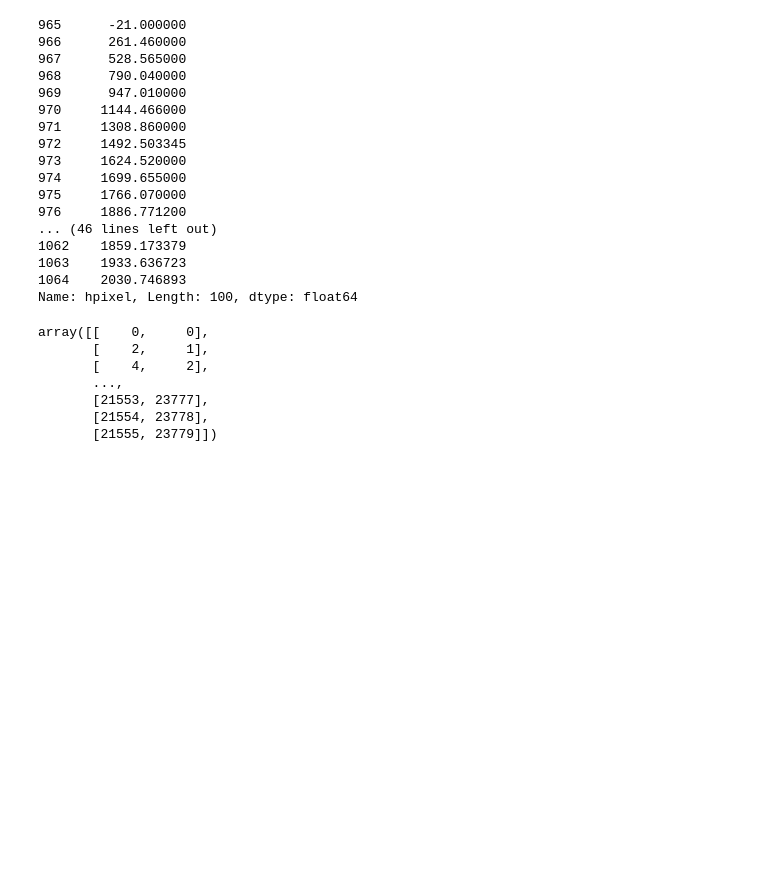
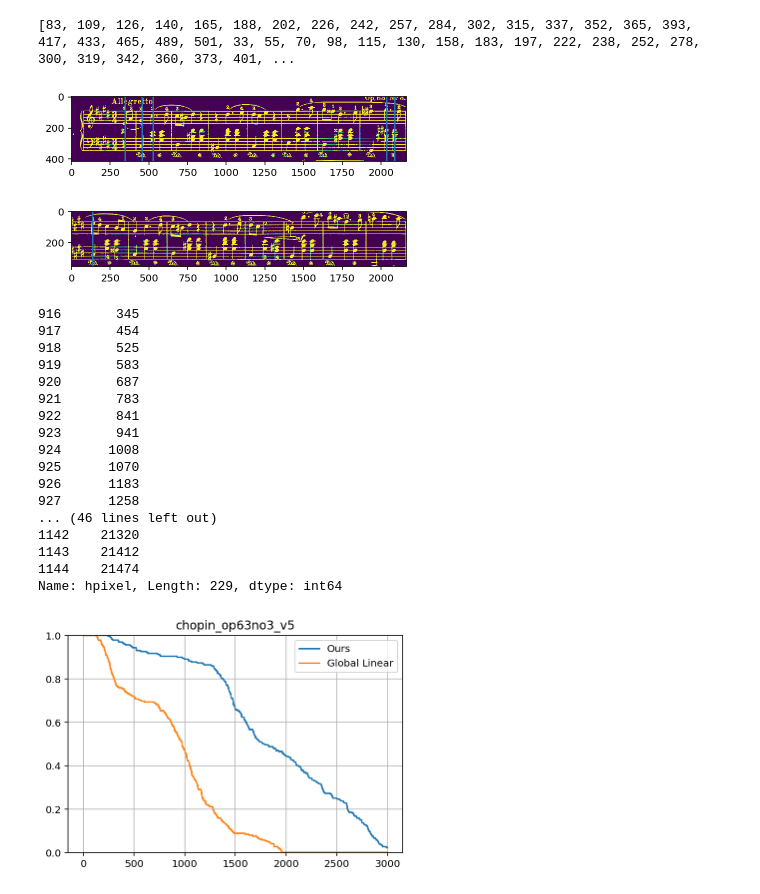
Before and after one commit to mjenrungrot/salience_sheet_following, a Jupyter notebook: 07_EvaluateRealDataset.ipynb, the cells around one changed output. Saved outputs shown, nothing was run; the diff lists cells and outputs as text; code cells hidden in the pictures; blank space fills up the shorter version.

```diff
--- a/07_EvaluateRealDataset.ipynb
+++ b/07_EvaluateRealDataset.ipynb
@@ -200,30 +213,24 @@ FileNotFoundError: [Errno 2] No such file or directory: '../real_dataset/output/
-# %%
-errsPixels[0:100]
-# %% [output]
-965      -21.000000
-966      261.460000
-967      528.565000
-968      790.040000
-969      947.010000
-970     1144.466000
-971     1308.860000
-972     1492.503345
-973     1624.520000
-974     1699.655000
-975     1766.070000
-976     1886.771200
-... (46 lines left out)
-1062    1859.173379
-1063    1933.636723
-1064    2030.746893
-Name: hpixel, Length: 100, dtype: float64
-# %%
-wp
-# %% [output]
-array([[    0,     0],
-       [    2,     1],
-       [    4,     2],
-       ...,
-       [21553, 23777],
-       [21554, 23778],
-       [21555, 23779]])
+# %%
+processPiece(1, debug=True)
+# %% [output]
+[83, 109, 126, 140, 165, 188, 202, 226, 242, 257, 284, 302, 315, 337, 352, 365, 393, 417, 433, 465, 489, 501, 33, 55, 70, 98, 115, 130, 158, 183, 197, 222, 238, 252, 278, 300, 319, 342, 360, 373, 401, ...
+[figure, added]
+[figure, added]
+916       345
+917       454
+918       525
+919       583
+920       687
+921       783
+922       841
+923       941
+924      1008
+925      1070
+926      1183
+927      1258
+... (46 lines left out)
+1142    21320
+1143    21412
+1144    21474
+Name: hpixel, Length: 229, dtype: int64
+[figure, added]
```
Also changed, not shown: parts of 7 cells of this notebook.
